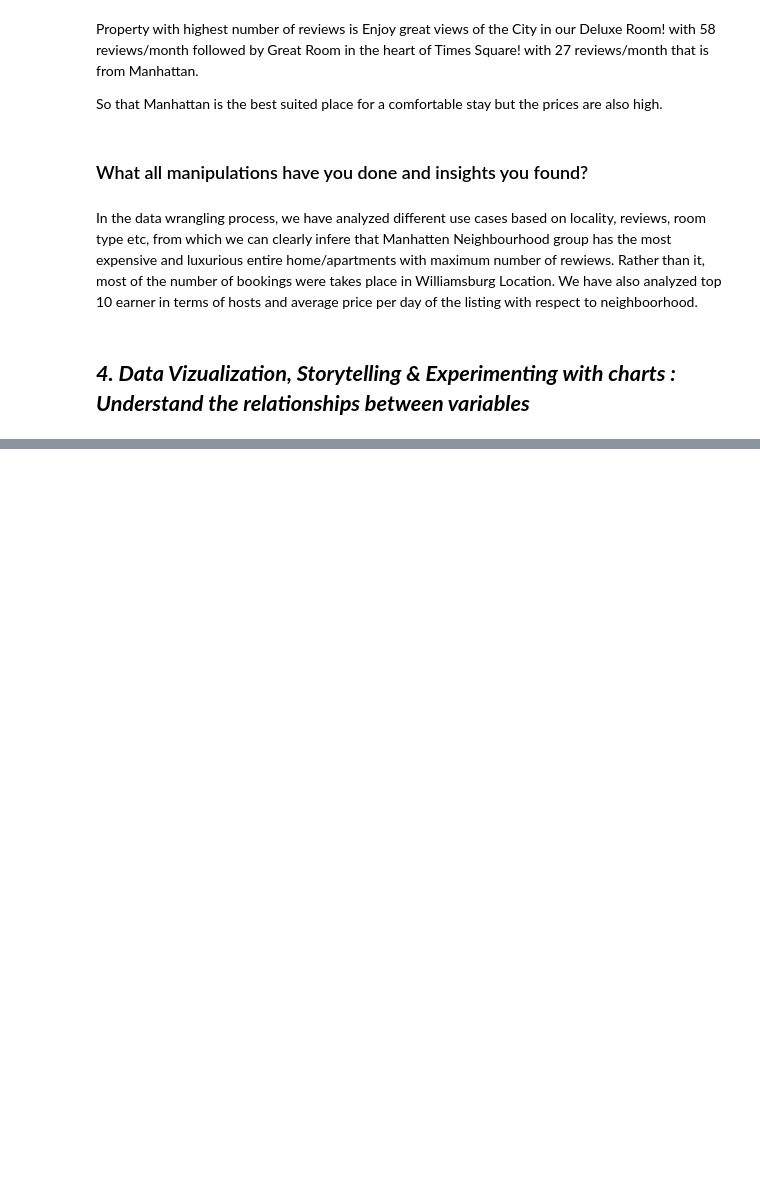
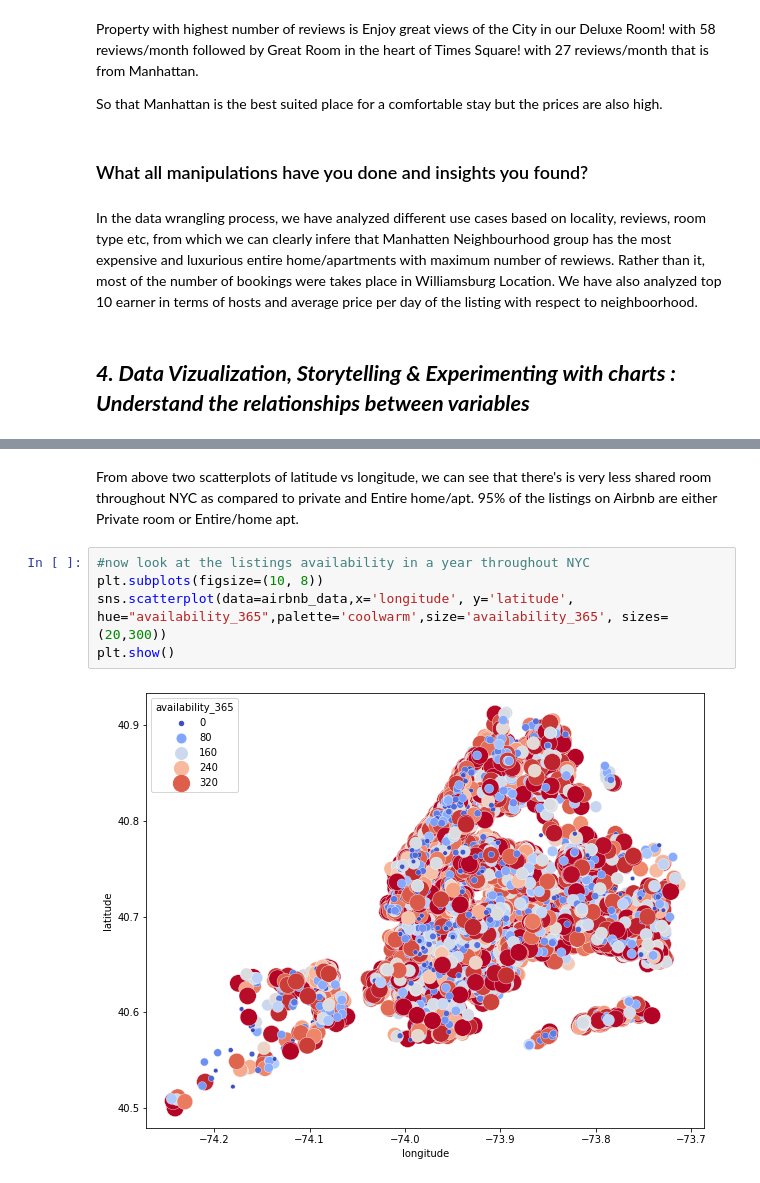
Before and after one commit to MuskanKasere/Airbnb_Booking_Analysis, a Jupyter notebook: Personal_Colab.ipynb, the cells around one changed output, grey strips where cells are left out. Saved outputs shown, nothing was run; the diff lists cells and outputs as text; blank space fills up the shorter version.

```diff
--- a/Personal_Colab.ipynb
+++ b/Personal_Colab.ipynb
@@ -246,0 +570,9 @@ In the data wrangling process, we have analyzed different use cases based on loc
+# %% [markdown]
+From above two scatterplots of latitude vs longitude, we can see that there's is very less shared room throughout NYC as compared to private and Entire home/apt. 95% of the listings on Airbnb are either Private room or Entire/home apt.
+# %%
+#now look at the listings availability in a year throughout NYC
+plt.subplots(figsize=(10, 8))
+sns.scatterplot(data=airbnb_data,x='longitude', y='latitude', hue="availability_365",palette='coolwarm',size='availability_365', sizes=(20,300))
+plt.show()
+# %% [output]
+[figure, added]
```
Also changed, not shown: parts of 81 cells of this notebook.
